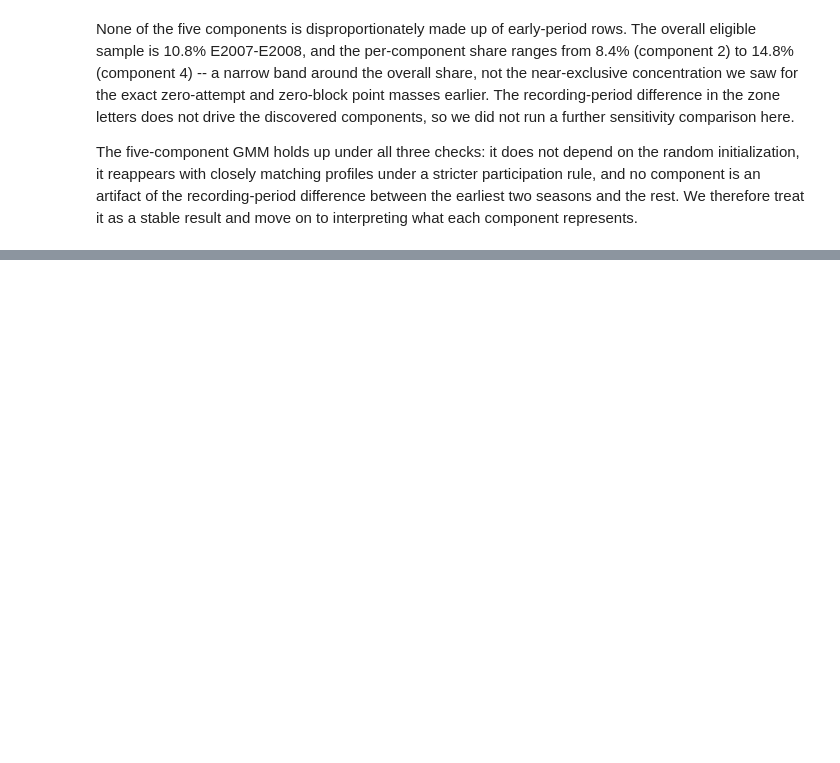
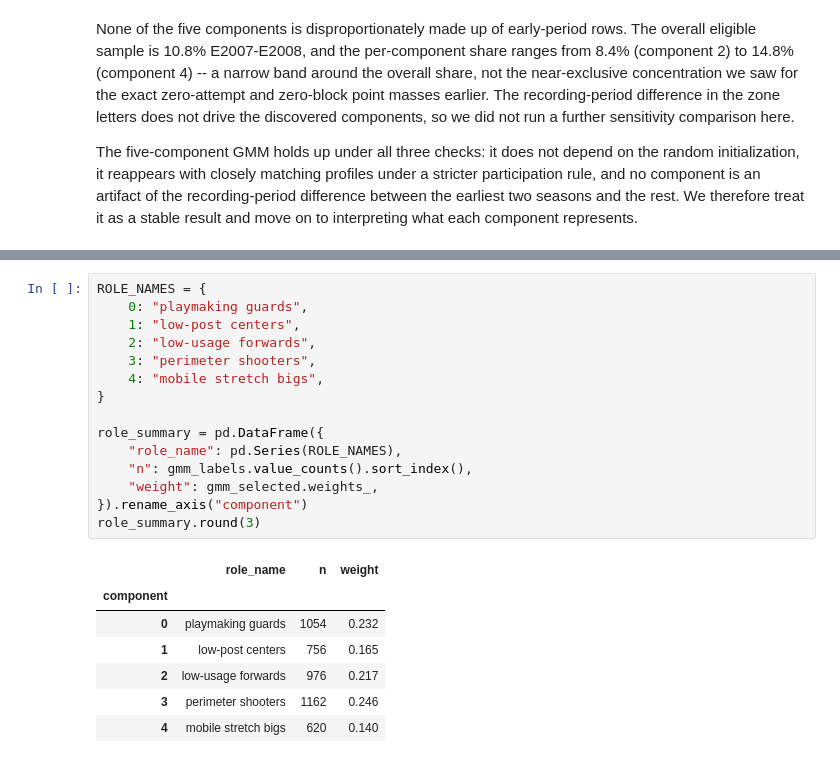
Before and after one commit to DoronWolinsky/Yuval-and-Doron-s-final-project---EuroLeague-player-roles, a Jupyter notebook: notebooks/EuroLeague_Player_Roles_Project.ipynb, the cells around one changed output, grey strips where cells are left out. Drawn from its saved outputs; the diff is of its cells as text; blank space fills up the shorter version.

```diff
--- a/notebooks/EuroLeague_Player_Roles_Project.ipynb
+++ b/notebooks/EuroLeague_Player_Roles_Project.ipynb
@@ -3246,0 +3307,23 @@ what each component represents.
+# %%
+ROLE_NAMES = {
+    0: "playmaking guards",
+    1: "low-post centers",
+    2: "low-usage forwards",
+    3: "perimeter shooters",
+    4: "mobile stretch bigs",
+}
+
+role_summary = pd.DataFrame({
+    "role_name": pd.Series(ROLE_NAMES),
+    "n": gmm_labels.value_counts().sort_index(),
+    "weight": gmm_selected.weights_,
+}).rename_axis("component")
+role_summary.round(3)
+# %% [output]
+|  | role_name | n | weight |
+| component |  |  |  |
+| 0 | playmaking guards | 1054 | 0.232 |
+| 1 | low-post centers | 756 | 0.165 |
+| 2 | low-usage forwards | 976 | 0.217 |
+| 3 | perimeter shooters | 1162 | 0.246 |
+| 4 | mobile stretch bigs | 620 | 0.140 |
```
Also changed, not shown: parts of 9 cells of this notebook, 4 other files.
